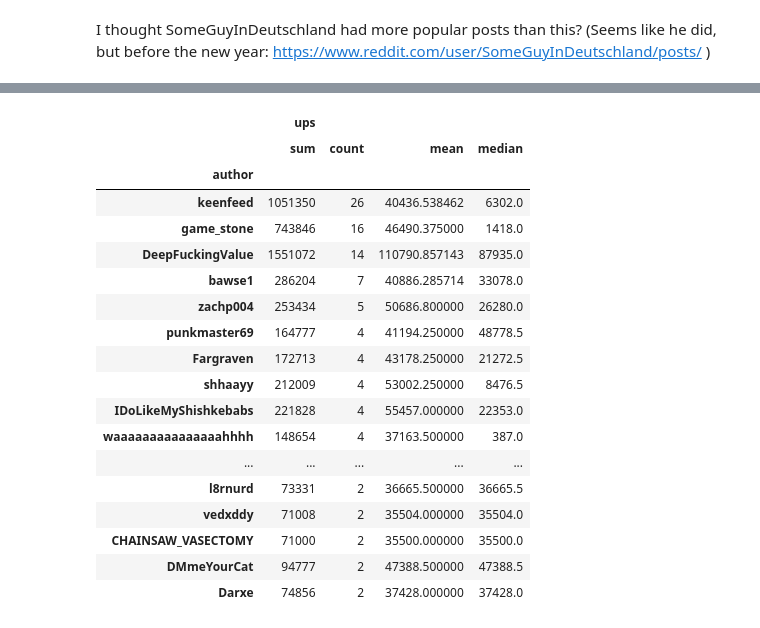
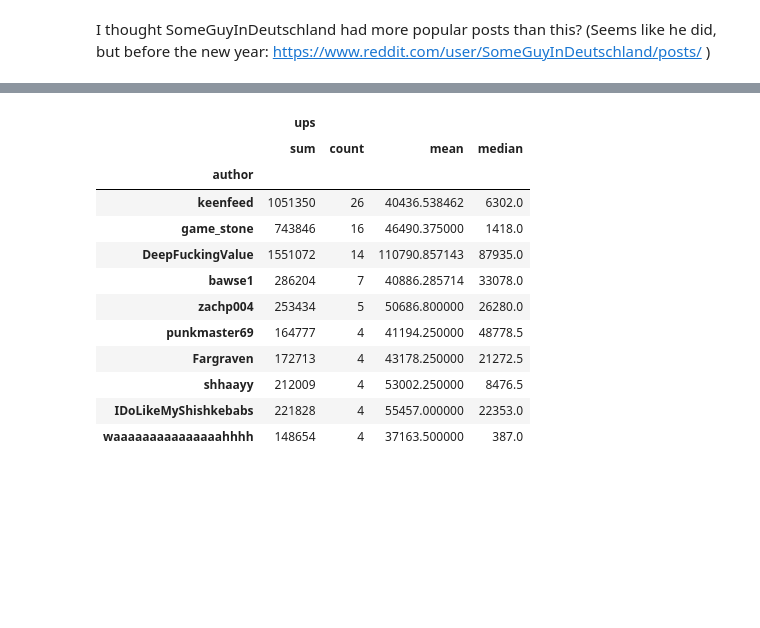
Before and after one commit to ElleNajt/ErdosInstitute-SIG_Project, a Jupyter notebook: ExploratoryDataAnalysis/FeatureByFeature.ipynb, the cells around one changed output, grey strips where cells are left out. Cells and saved outputs as stored; diff of their text form; code cells hidden in the pictures; blank space fills up the shorter version.

```diff
--- a/ExploratoryDataAnalysis/FeatureByFeature.ipynb
+++ b/ExploratoryDataAnalysis/FeatureByFeature.ipynb
@@ -141,22 +129,16 @@ author_popularity.sort_values(by = ("ups", "mean"), ascending = False).head(50)
 # %%
-author_popularity.sort_values(by = ("ups", "mean"), ascending = False).head(200).sort_values(by = ("ups", "count"), ascending = False).head(50)
+author_popularity.sort_values(by = ("ups", "mean"), ascending = False).head(200).sort_values(by = ("ups", "count"), ascending = False).head(10)
 # %% [output]
 |  | ups |  |  |  |
 |  | sum | count | mean | median |
 | author |  |  |  |  |
 | keenfeed | 1051350 | 26 | 40436.538462 | 6302.0 |
 | game_stone | 743846 | 16 | 46490.375000 | 1418.0 |
 | DeepFuckingValue | 1551072 | 14 | 110790.857143 | 87935.0 |
 | bawse1 | 286204 | 7 | 40886.285714 | 33078.0 |
 | zachp004 | 253434 | 5 | 50686.800000 | 26280.0 |
 | punkmaster69 | 164777 | 4 | 41194.250000 | 48778.5 |
 | Fargraven | 172713 | 4 | 43178.250000 | 21272.5 |
 | shhaayy | 212009 | 4 | 53002.250000 | 8476.5 |
 | IDoLikeMyShishkebabs | 221828 | 4 | 55457.000000 | 22353.0 |
 | waaaaaaaaaaaaaaahhhh | 148654 | 4 | 37163.500000 | 387.0 |
-| ... | ... | ... | ... | ... |
-| l8rnurd | 73331 | 2 | 36665.500000 | 36665.5 |
-| vedxddy | 71008 | 2 | 35504.000000 | 35504.0 |
-| CHAINSAW_VASECTOMY | 71000 | 2 | 35500.000000 | 35500.0 |
-| DMmeYourCat | 94777 | 2 | 47388.500000 | 47388.5 |
-| Darxe | 74856 | 2 | 37428.000000 | 37428.0 |
```
Also changed, not shown: parts of 2 cells of this notebook.
